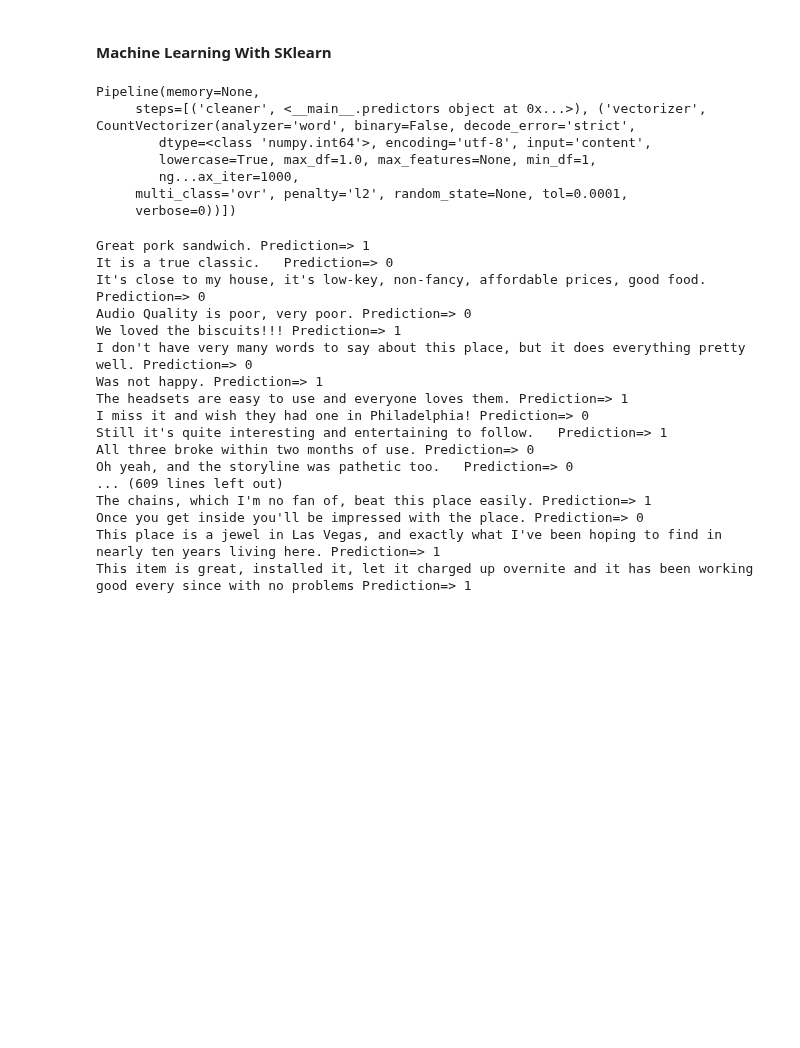
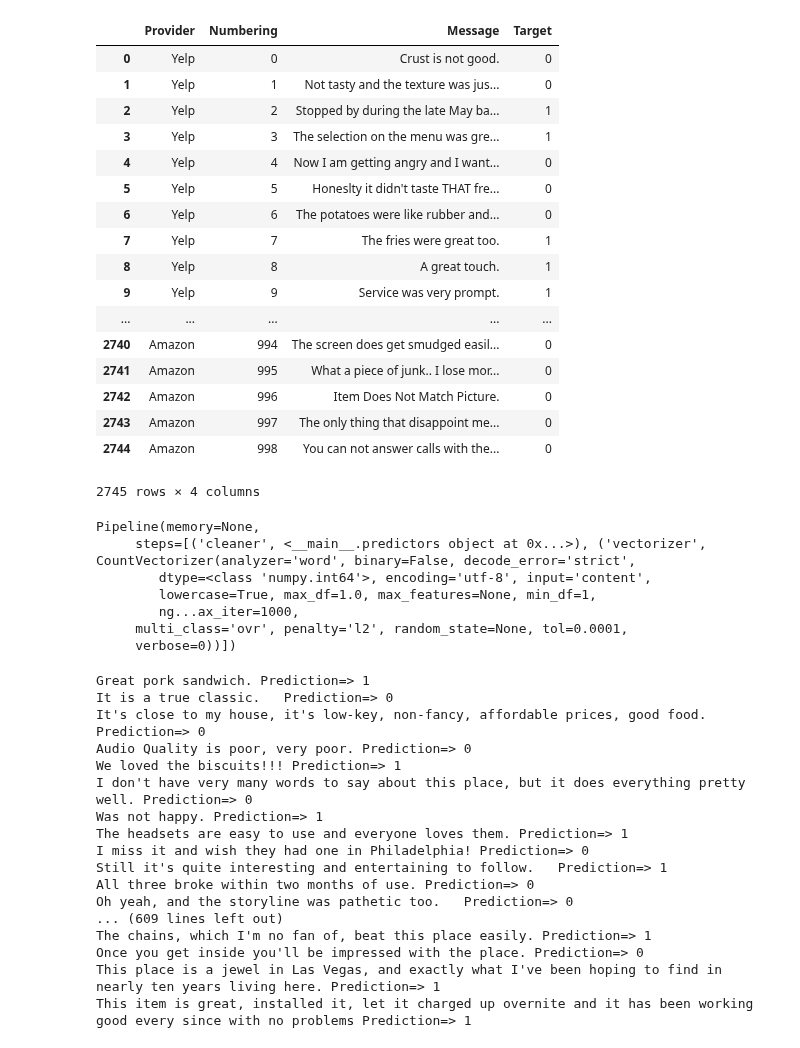
Before and after one commit to rahulvaish/NaturalLanguageProcessing-Python, a Jupyter notebook: TextClassification-SentimentAnalysis[SpaCy]/Text Classification & Sentiment Analysis with SpaCy.ipynb, the cells around one changed output. Saved outputs shown, nothing was run; the diff lists cells and outputs as text; code cells hidden in the pictures; blank space fills up the shorter version.

```diff
--- a/TextClassification-SentimentAnalysis[SpaCy]/Text Classification & Sentiment Analysis with SpaCy.ipynb
+++ b/TextClassification-SentimentAnalysis[SpaCy]/Text Classification & Sentiment Analysis with SpaCy.ipynb
@@ -5,2 +8,25 @@ import string
 from spacy.lang.en.stop_words import STOP_WORDS
 nlp = spacy.load('en')
+# %%
+data = pd.read_csv('C:/Users/Lenovo/Desktop/IPY/Data/sentimentdataset.csv')
+# %%
+data
+# %% [output]
+|  | Provider | Numbering | Message | Target |
+| 0 | Yelp | 0 | Crust is not good. | 0 |
+| 1 | Yelp | 1 | Not tasty and the texture was jus... | 0 |
+| 2 | Yelp | 2 | Stopped by during the late May ba... | 1 |
+| 3 | Yelp | 3 | The selection on the menu was gre... | 1 |
+| 4 | Yelp | 4 | Now I am getting angry and I want... | 0 |
+| 5 | Yelp | 5 | Honeslty it didn't taste THAT fre... | 0 |
+| 6 | Yelp | 6 | The potatoes were like rubber and... | 0 |
+| 7 | Yelp | 7 | The fries were great too. | 1 |
+| 8 | Yelp | 8 | A great touch. | 1 |
+| 9 | Yelp | 9 | Service was very prompt. | 1 |
+| ... | ... | ... | ... | ... |
+| 2740 | Amazon | 994 | The screen does get smudged easil... | 0 |
+| 2741 | Amazon | 995 | What a piece of junk.. I lose mor... | 0 |
+| 2742 | Amazon | 996 | Item Does Not Match Picture. | 0 |
+| 2743 | Amazon | 997 | The only thing that disappoint me... | 0 |
+| 2744 | Amazon | 998 | You can not answer calls with the... | 0 |
+2745 rows × 4 columns
@@ -15,5 +43,3 @@ def spacy_tokenizer(sentence):
     mytokens = [ word.lemma_.lower().strip() if word.lemma_ != "-PRON-" else word.lower_ for word in mytokens ]
     mytokens = [ word for word in mytokens if word not in stopwords and word not in punctuations ]
     return mytokens
-# %% [markdown]
-#### Machine Learning With SKlearn
```
Also changed, not shown: parts of 3 cells of this notebook.
